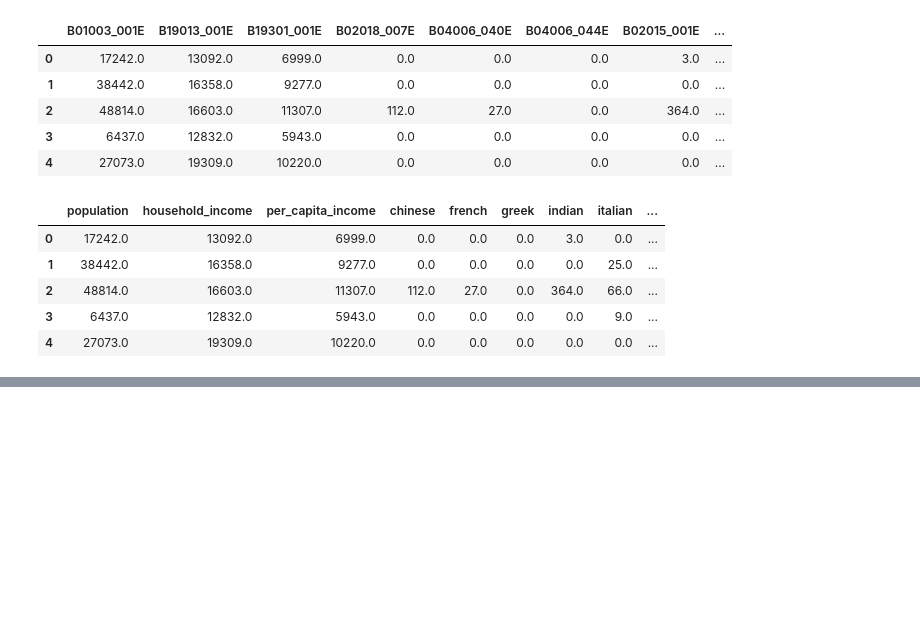
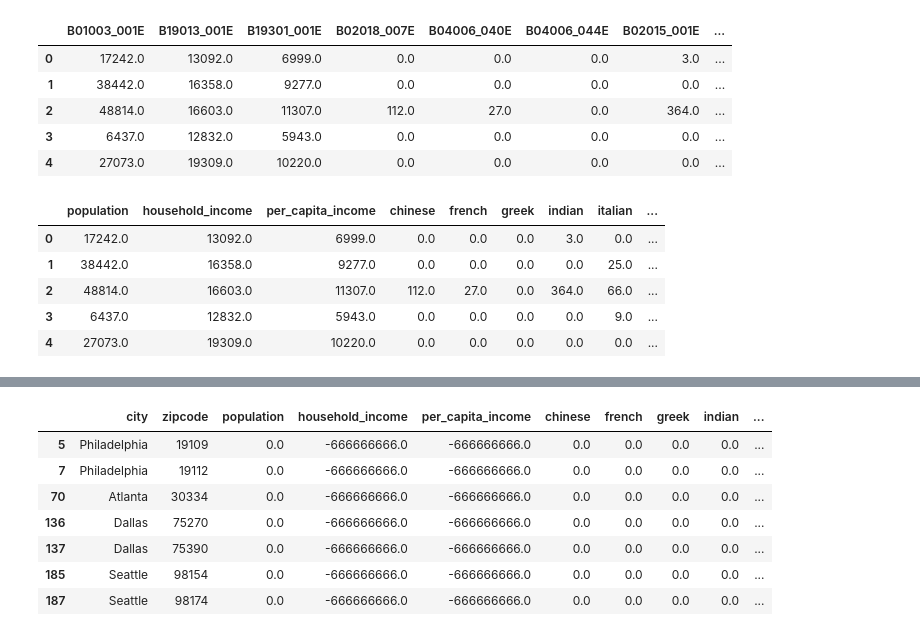
Before and after one commit to DPintacasi/teamcobra_project1, a Jupyter notebook: Scripts/census_data_extract.ipynb, the cells around one changed output, grey strips where cells are left out. Saved outputs shown, nothing was run; the diff lists cells and outputs as text; code cells hidden in the pictures; blank space fills up the shorter version.

```diff
--- a/Scripts/census_data_extract.ipynb
+++ b/Scripts/census_data_extract.ipynb
@@ -53,0 +167,11 @@ census_df.agg(['mean','median','std','sem','max'])
+# %%
+census_cities_df[census_cities_df['population']<= 0]
+# %% [output]
+|  | city | zipcode | population | household_income | per_capita_income | chinese | french | greek | indian | ... |
+| 5 | Philadelphia | 19109 | 0.0 | -666666666.0 | -666666666.0 | 0.0 | 0.0 | 0.0 | 0.0 | ... |
+| 7 | Philadelphia | 19112 | 0.0 | -666666666.0 | -666666666.0 | 0.0 | 0.0 | 0.0 | 0.0 | ... |
+| 70 | Atlanta | 30334 | 0.0 | -666666666.0 | -666666666.0 | 0.0 | 0.0 | 0.0 | 0.0 | ... |
+| 136 | Dallas | 75270 | 0.0 | -666666666.0 | -666666666.0 | 0.0 | 0.0 | 0.0 | 0.0 | ... |
+| 137 | Dallas | 75390 | 0.0 | -666666666.0 | -666666666.0 | 0.0 | 0.0 | 0.0 | 0.0 | ... |
+| 185 | Seattle | 98154 | 0.0 | -666666666.0 | -666666666.0 | 0.0 | 0.0 | 0.0 | 0.0 | ... |
+| 187 | Seattle | 98174 | 0.0 | -666666666.0 | -666666666.0 | 0.0 | 0.0 | 0.0 | 0.0 | ... |
```
Also changed, not shown: parts of 18 cells of this notebook, 4 other files.
